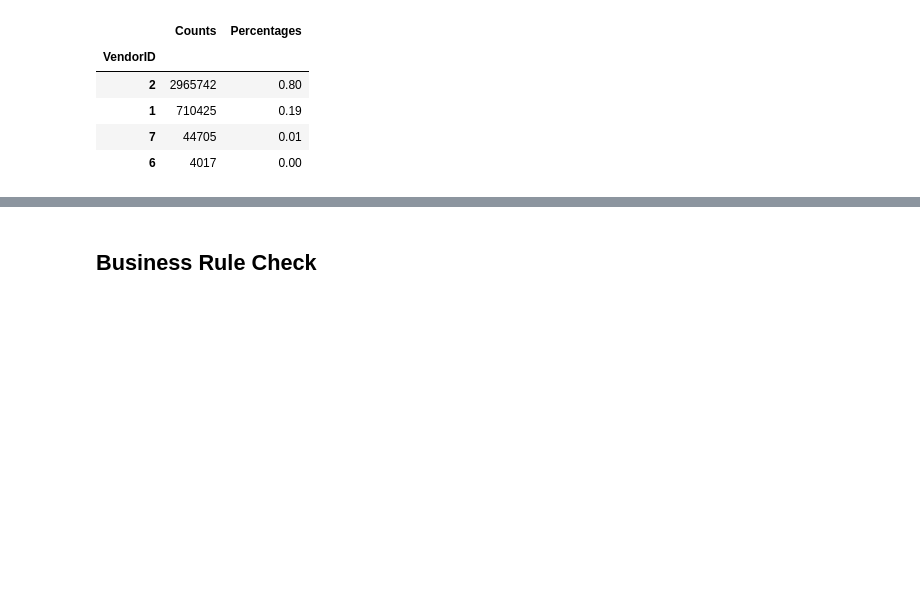
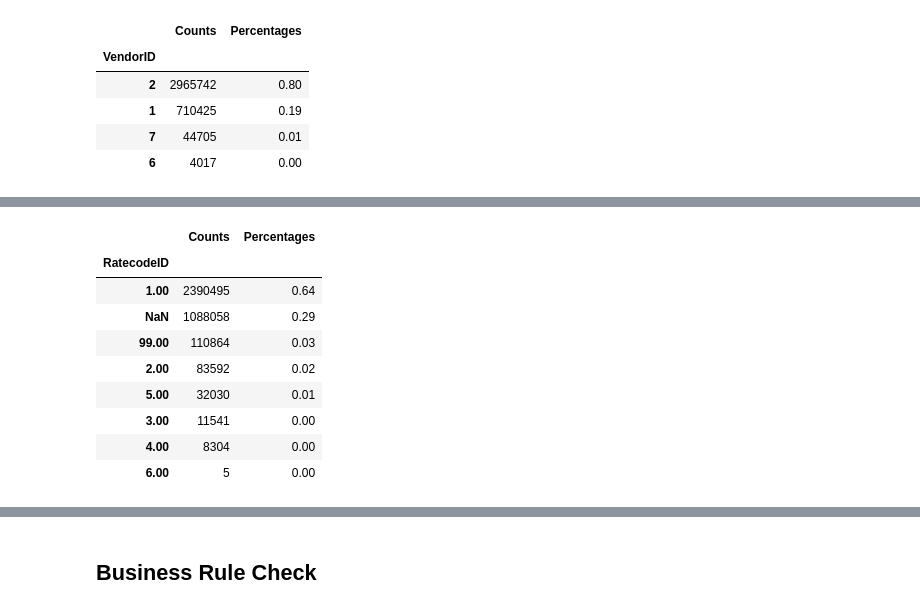
Before and after one commit to samuel54illinois/NYC_TLC_Trip_Record_Analysis, a Jupyter notebook: notebook_analysis/0_data_audit.ipynb, the cells around one changed output, grey strips where cells are left out. Cells and saved outputs as stored; diff of their text form; code cells hidden in the pictures; blank space fills up the shorter version.

```diff
--- a/notebook_analysis/0_data_audit.ipynb
+++ b/notebook_analysis/0_data_audit.ipynb
@@ -384,0 +402,21 @@ result
+# %%
+counts = yellow_trip_data["RatecodeID"].value_counts(dropna=False)
+percentage = yellow_trip_data["RatecodeID"].value_counts(normalize=True, dropna=False)
+
+result = pd.DataFrame(
+    {"Counts" : counts,
+    "Percentages" : percentage}
+)
+
+result
+# %% [output]
+|  | Counts | Percentages |
+| RatecodeID |  |  |
+| 1.00 | 2390495 | 0.64 |
+| NaN | 1088058 | 0.29 |
+| 99.00 | 110864 | 0.03 |
+| 2.00 | 83592 | 0.02 |
+| 5.00 | 32030 | 0.01 |
+| 3.00 | 11541 | 0.00 |
+| 4.00 | 8304 | 0.00 |
+| 6.00 | 5 | 0.00 |
```
Also changed, not shown: parts of 6 cells of this notebook.
